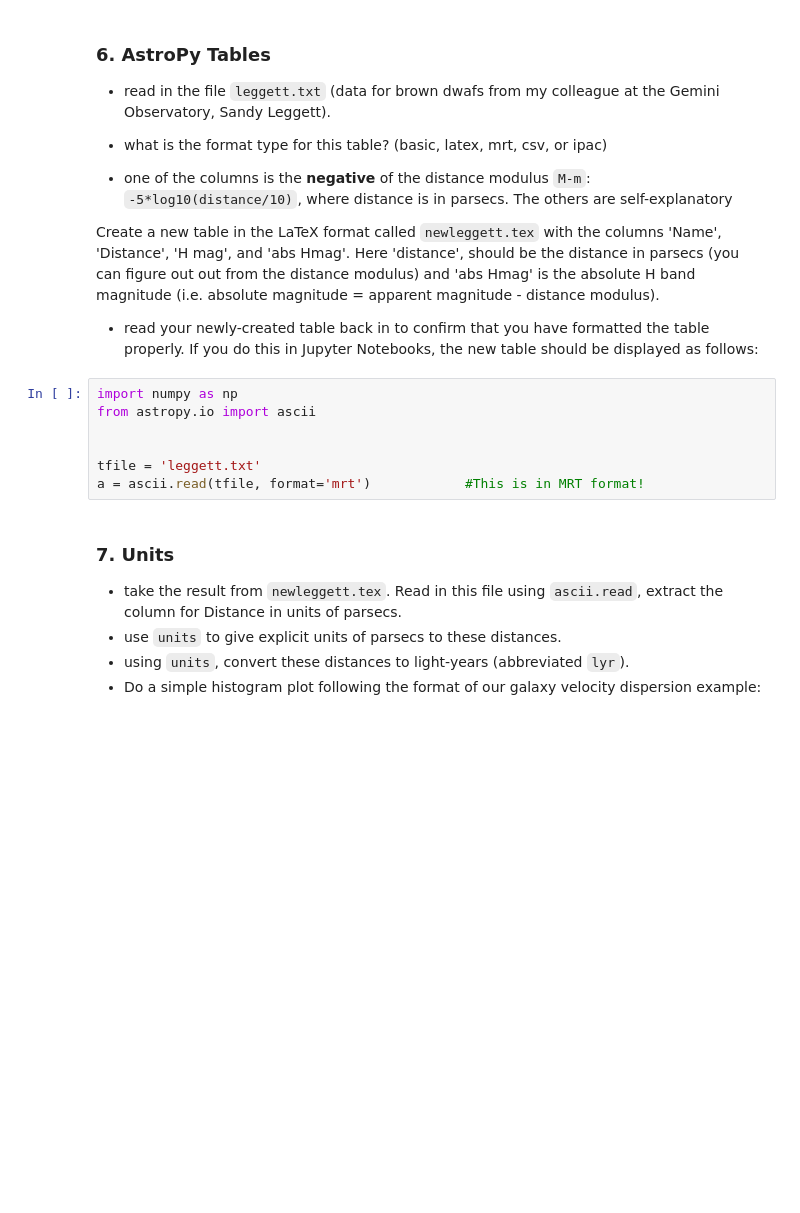
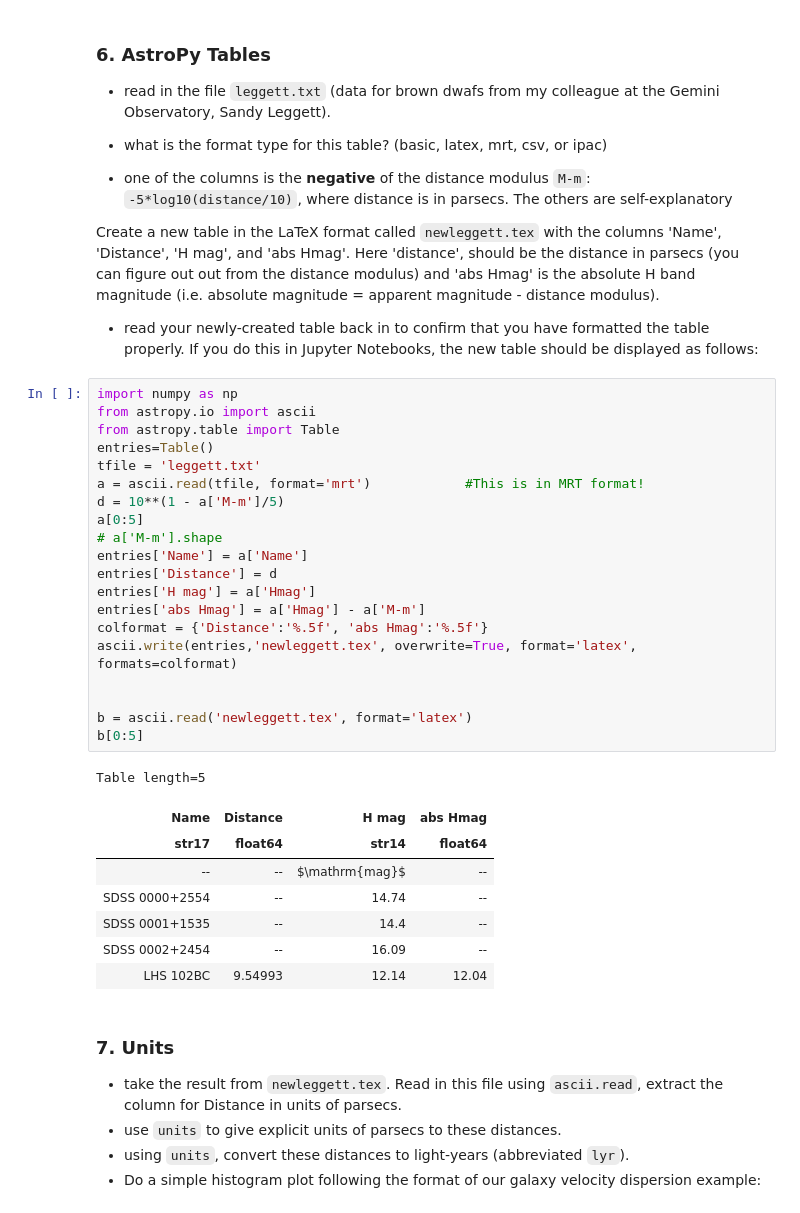
Before and after one commit to astroseandillon/Python-for-data-analysis, a Jupyter notebook: Dillon_Sean_HW_W13.ipynb, the cells around one changed output. Saved outputs shown, nothing was run; the diff lists cells and outputs as text; blank space fills up the shorter version.

```diff
--- a/Dillon_Sean_HW_W13.ipynb
+++ b/Dillon_Sean_HW_W13.ipynb
@@ -204,10 +204,32 @@ Create a new table in the LaTeX format called ``newleggett.tex`` with the column
 # %%
 import numpy as np
 from astropy.io import ascii
+from astropy.table import Table
+entries=Table()
+tfile = 'leggett.txt'
+a = ascii.read(tfile, format='mrt')            #This is in MRT format!
+d = 10**(1 - a['M-m']/5)
+a[0:5]
+# a['M-m'].shape
+entries['Name'] = a['Name']
+entries['Distance'] = d
+entries['H mag'] = a['Hmag']
+entries['abs Hmag'] = a['Hmag'] - a['M-m']
+colformat = {'Distance':'%.5f', 'abs Hmag':'%.5f'}
+ascii.write(entries,'newleggett.tex', overwrite=True, format='latex', formats=colformat)
 
 
-tfile = 'leggett.txt'
-a = ascii.read(tfile, format='mrt')            #This is in MRT format!
+b = ascii.read('newleggett.tex', format='latex')
+b[0:5]
+# %% [output]
+Table length=5
+| Name | Distance | H mag | abs Hmag |
+| str17 | float64 | str14 | float64 |
+| -- | -- | $\mathrm{mag}$ | -- |
+| SDSS 0000+2554 | -- | 14.74 | -- |
+| SDSS 0001+1535 | -- | 14.4 | -- |
+| SDSS 0002+2454 | -- | 16.09 | -- |
+| LHS 102BC | 9.54993 | 12.14 | 12.04 |
 # %% [markdown]
 ### 7. Units
 
```
